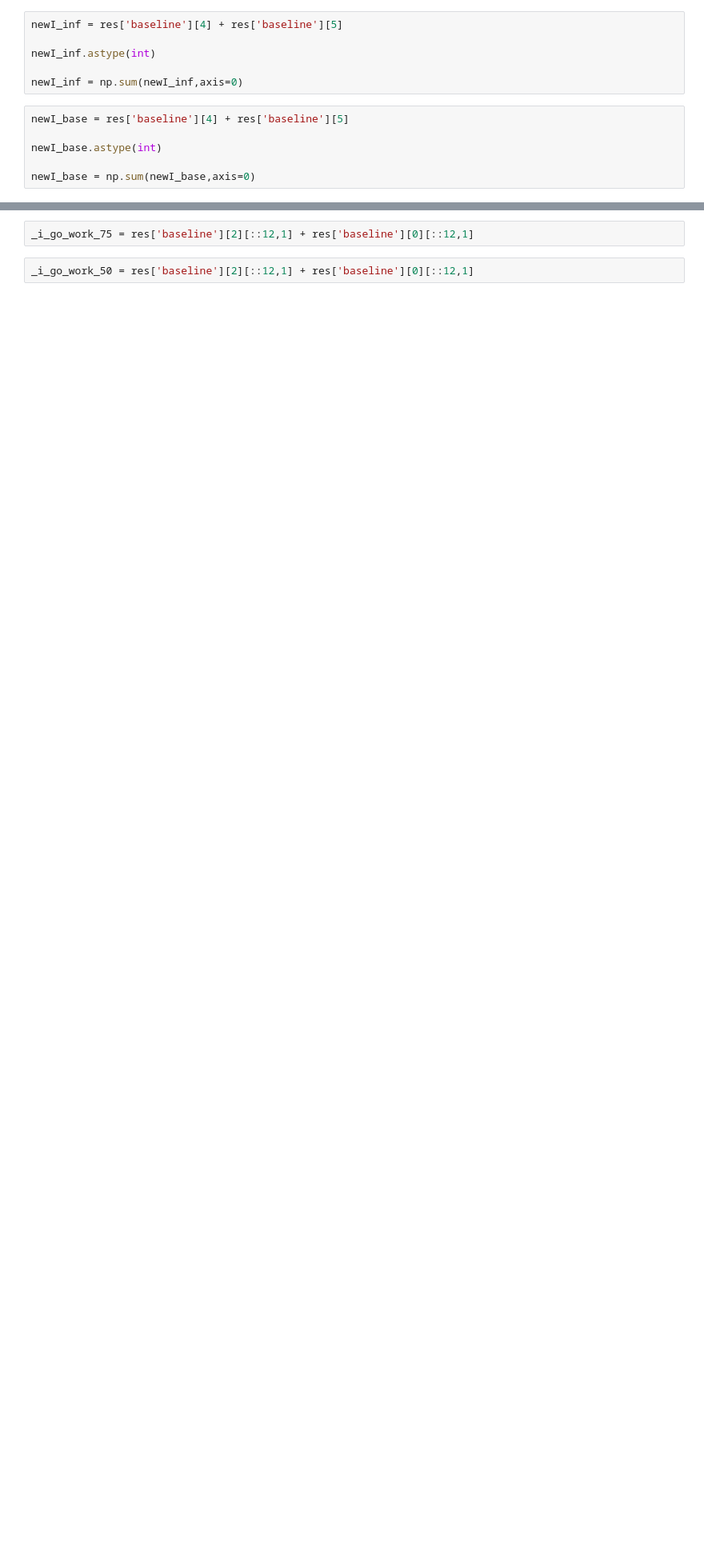
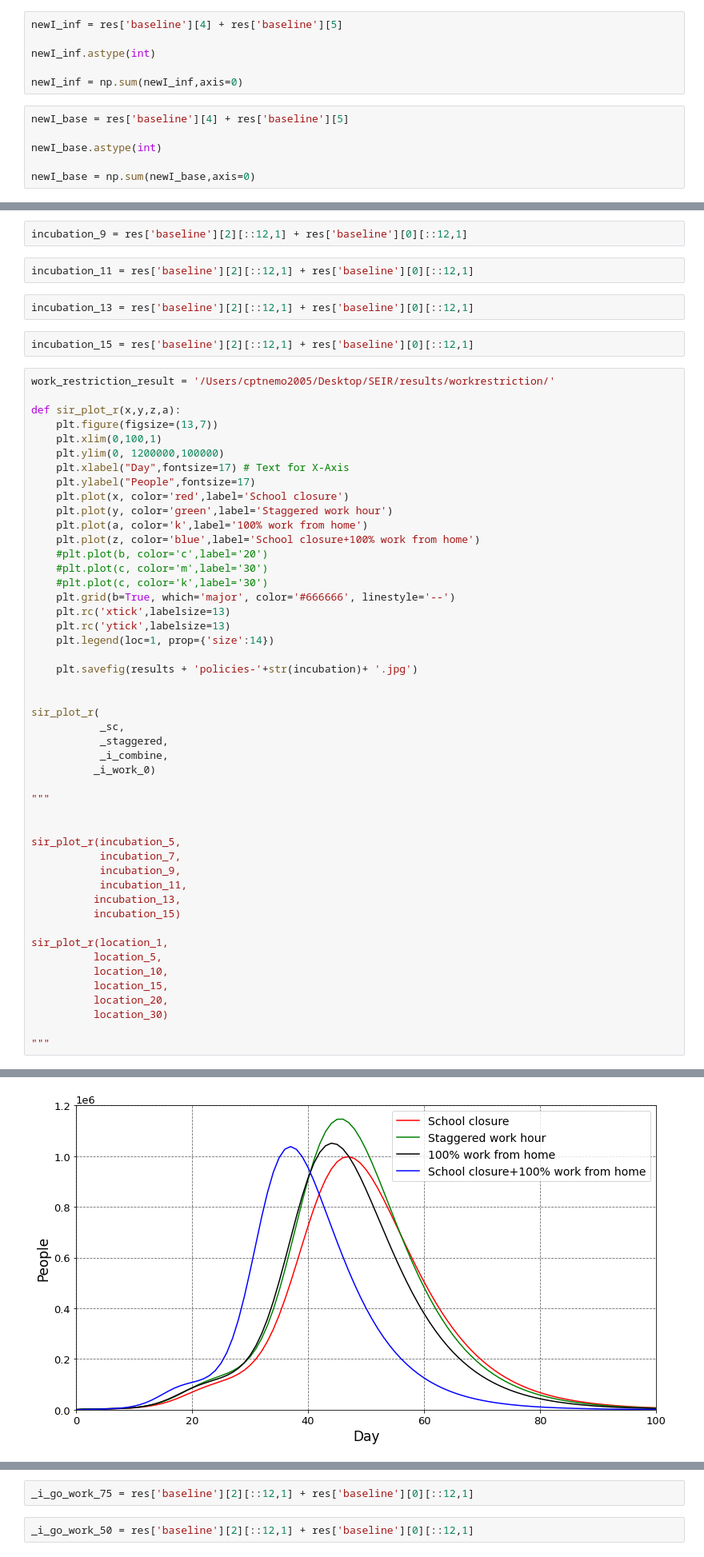
Before and after one commit to captainnemo2005/compartmentmodel, a Jupyter notebook: GoldenModel.ipynb, the cells around one changed output, grey strips where cells are left out. Shown at 80% size. Drawn from its saved outputs; the diff is of its cells as text; blank space fills up the shorter version.

```diff
--- a/GoldenModel.ipynb
+++ b/GoldenModel.ipynb
@@ -172,0 +234,57 @@ plt.show()
+# %%
+incubation_9 = res['baseline'][2][::12,1] + res['baseline'][0][::12,1]
+# %%
+incubation_11 = res['baseline'][2][::12,1] + res['baseline'][0][::12,1]
+# %%
+incubation_13 = res['baseline'][2][::12,1] + res['baseline'][0][::12,1]
+# %%
+incubation_15 = res['baseline'][2][::12,1] + res['baseline'][0][::12,1]
+# %%
+work_restriction_result = '/Users/cptnemo2005/Desktop/SEIR/results/workrestriction/'
+
+def sir_plot_r(x,y,z,a):
+    plt.figure(figsize=(13,7))
+    plt.xlim(0,100,1)
+    plt.ylim(0, 1200000,100000)
+    plt.xlabel("Day",fontsize=17) # Text for X-Axis
+    plt.ylabel("People",fontsize=17)
+    plt.plot(x, color='red',label='School closure')
+    plt.plot(y, color='green',label='Staggered work hour')
+    plt.plot(a, color='k',label='100% work from home')
+    plt.plot(z, color='blue',label='School closure+100% work from home')
+    #plt.plot(b, color='c',label='20')
+    #plt.plot(c, color='m',label='30')
+    #plt.plot(c, color='k',label='30')
+    plt.grid(b=True, which='major', color='#666666', linestyle='--')
+    plt.rc('xtick',labelsize=13)
+    plt.rc('ytick',labelsize=13)
+    plt.legend(loc=1, prop={'size':14})
+
+    plt.savefig(results + 'policies-'+str(incubation)+ '.jpg')
+
+
+sir_plot_r(
+           _sc,
+           _staggered,
+           _i_combine,
+          _i_work_0)
+
+"""
+
+
+sir_plot_r(incubation_5,
+           incubation_7,
+           incubation_9,
+           incubation_11,
+          incubation_13,
+          incubation_15)
+
+sir_plot_r(location_1,
+          location_5,
+          location_10,
+          location_15,
+          location_20,
+          location_30)
+
+"""
+# %% [output]
@@ -172,0 +292 @@ plt.show()
+[figure, added]
```
Also changed, not shown: parts of 24 cells of this notebook, 29 other files.
